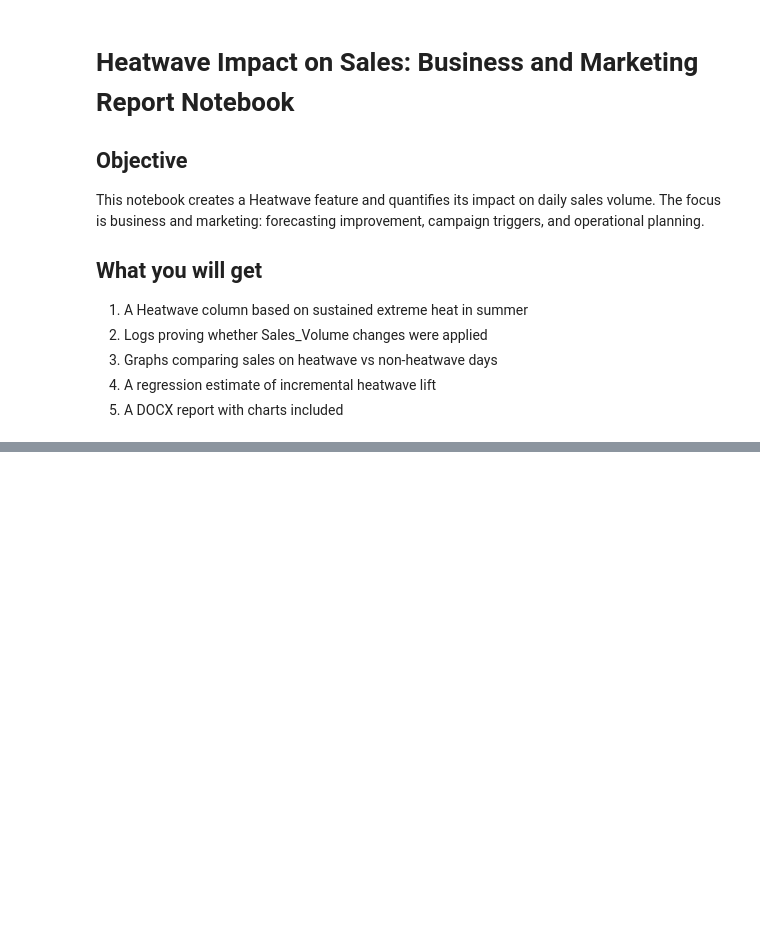
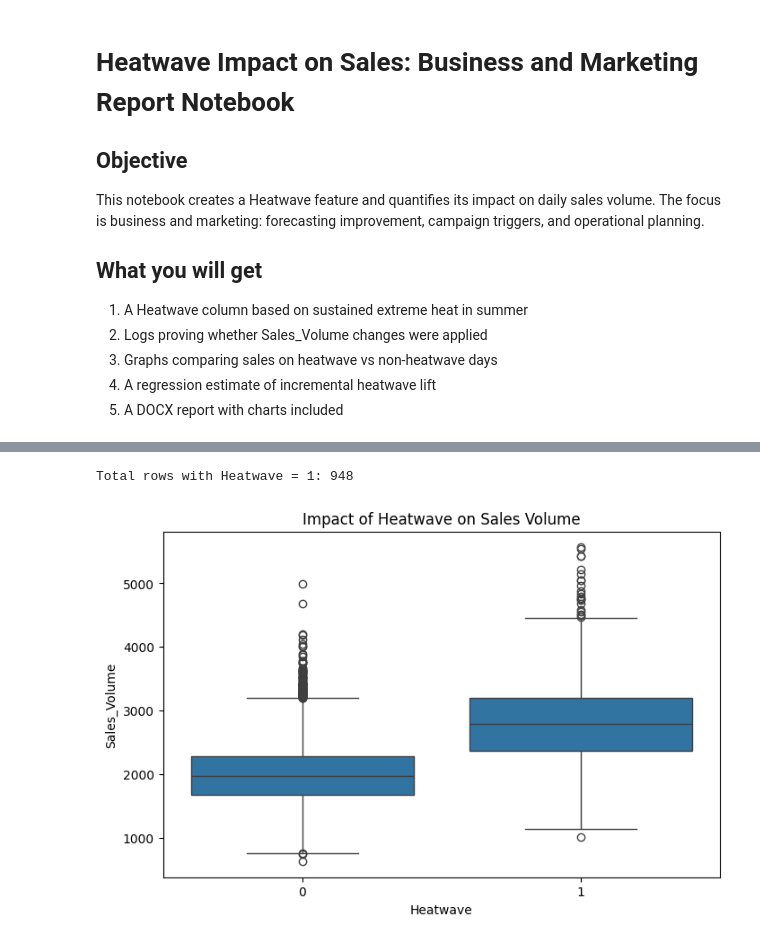
Before and after one commit to biswaskc57/marketing-trends-and-data-analysing, a Jupyter notebook: ch1_coca_cola_data_students.ipynb, the cells around one changed output, grey strips where cells are left out. Saved outputs shown, nothing was run; the diff lists cells and outputs as text; code cells hidden in the pictures; blank space fills up the shorter version.

```diff
--- a/ch1_coca_cola_data_students.ipynb
+++ b/ch1_coca_cola_data_students.ipynb
@@ -764,0 +835,19 @@ The focus is business and marketing: forecasting improvement, campaign triggers,
+# %%
+# --- HEATWAVE DETECTION ---
+
+base_df['Hot_Day'] = (base_df['Temperature'] >= 25).astype(int)
+base_df['Heatwave'] = 0
+
+consecutive_days = 0
+
+for i in range(len(base_df)):
+
+    if base_df.loc[i, 'Hot_Day'] == 1:
+        consecutive_days += 1
+    else:
+        consecutive_days = 0
+
+    if consecutive_days > 4:
+        base_df.loc[i, 'Heatwave'] = 1
+
+print("Heatwave column created.")
@@ -764,0 +879,5 @@ The focus is business and marketing: forecasting improvement, campaign triggers,
+# %%
+base_df.loc[base_df['Heatwave'] == 1, 'Sales_Volume'] *= 1.4
+
+
+print("Heatwave impact applied. Sales increased by 25% during heatwaves.")
@@ -764,0 +913,15 @@ The focus is business and marketing: forecasting improvement, campaign triggers,
+# %%
+# --- COUNT HEATWAVE ROWS ---
+
+heatwave_rows = base_df['Heatwave'].sum()
+print(f"Total rows with Heatwave = 1: {heatwave_rows}")
+# %% [output]
+Total rows with Heatwave = 1: 948
+# %%
+# Heatwave vs Sales
+plt.figure(figsize=(8,5))
+sns.boxplot(x='Heatwave', y='Sales_Volume', data=base_df)
+plt.title("Impact of Heatwave on Sales Volume")
+plt.show()
+# %% [output]
+[figure, added]
```
Also changed, not shown: parts of 35 cells of this notebook.
